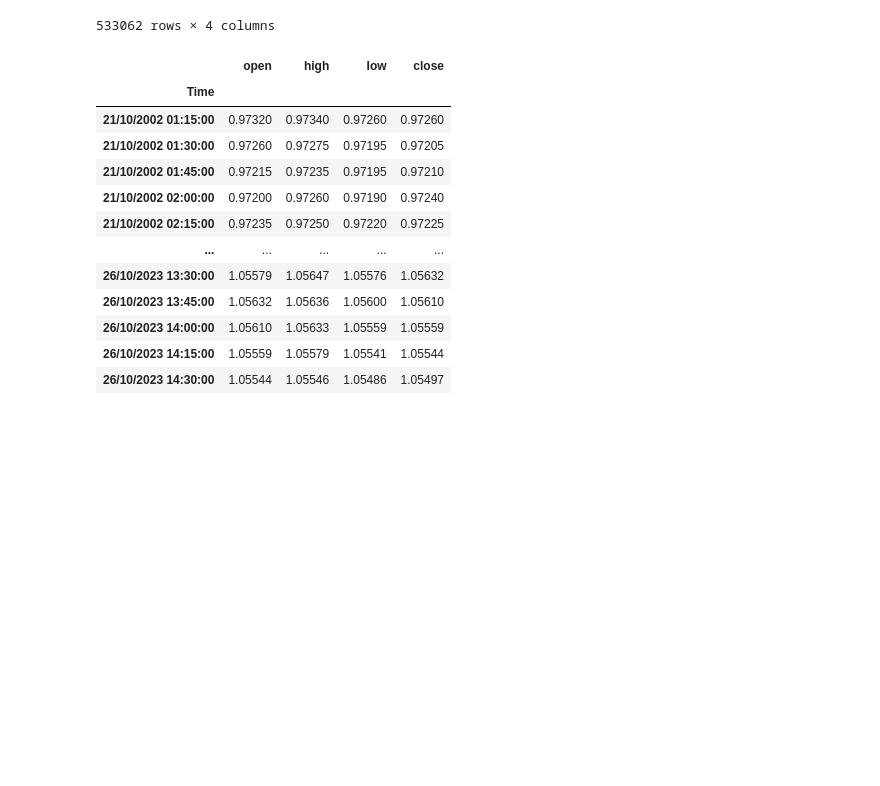
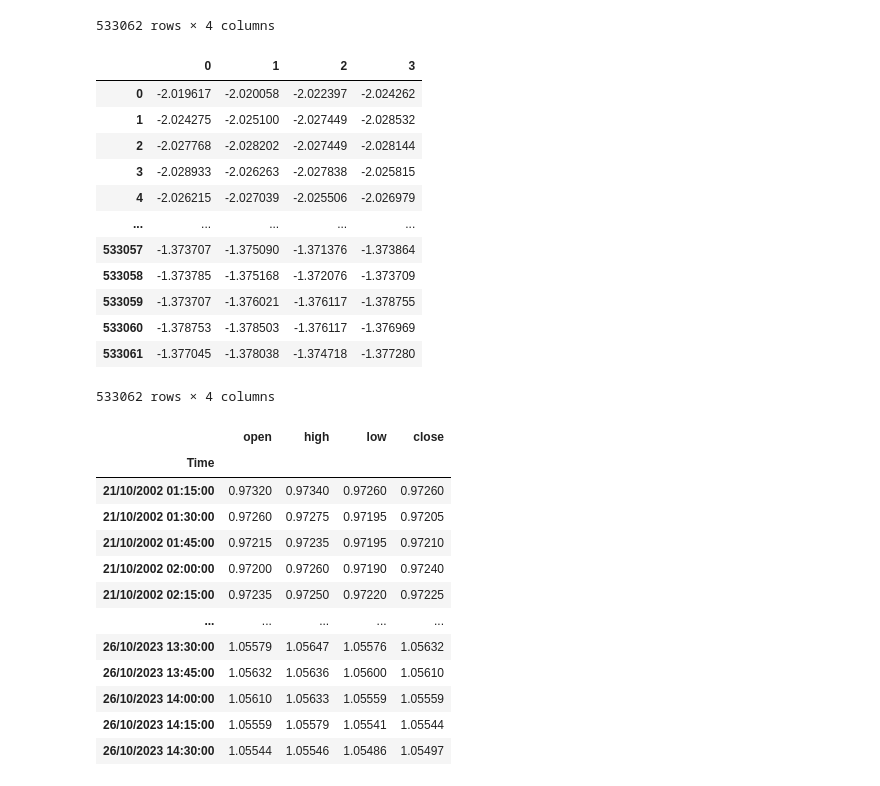
Before and after one commit to samanmoshiri/All-Models, a Jupyter notebook: AllModels.ipynb, the cells around one changed output. Saved outputs shown, nothing was run; the diff lists cells and outputs as text; code cells hidden in the pictures; blank space fills up the shorter version.

```diff
--- a/AllModels.ipynb
+++ b/AllModels.ipynb
@@ -65,3 +72,24 @@ df
+# %%
+scaler = StandardScaler()
+scaler = scaler.fit(df)
+df_scaled = pd.DataFrame()
+df_scaled = scaler.transform(df)
+df_scaled = pd.DataFrame(df_scaled)
+df_scaled
+# %% [output]
+|  | 0 | 1 | 2 | 3 |
+| 0 | -2.019617 | -2.020058 | -2.022397 | -2.024262 |
+| 1 | -2.024275 | -2.025100 | -2.027449 | -2.028532 |
+| 2 | -2.027768 | -2.028202 | -2.027449 | -2.028144 |
+| 3 | -2.028933 | -2.026263 | -2.027838 | -2.025815 |
+| 4 | -2.026215 | -2.027039 | -2.025506 | -2.026979 |
+| ... | ... | ... | ... | ... |
+| 533057 | -1.373707 | -1.375090 | -1.371376 | -1.373864 |
+| 533058 | -1.373785 | -1.375168 | -1.372076 | -1.373709 |
+| 533059 | -1.373707 | -1.376021 | -1.376117 | -1.378755 |
+| 533060 | -1.378753 | -1.378503 | -1.376117 | -1.376969 |
+| 533061 | -1.377045 | -1.378038 | -1.374718 | -1.377280 |
+533062 rows × 4 columns
 # %%
 train = df[ :-20]
 test = df[-20 : ]
```
Also changed, not shown: parts of 16 cells of this notebook.
